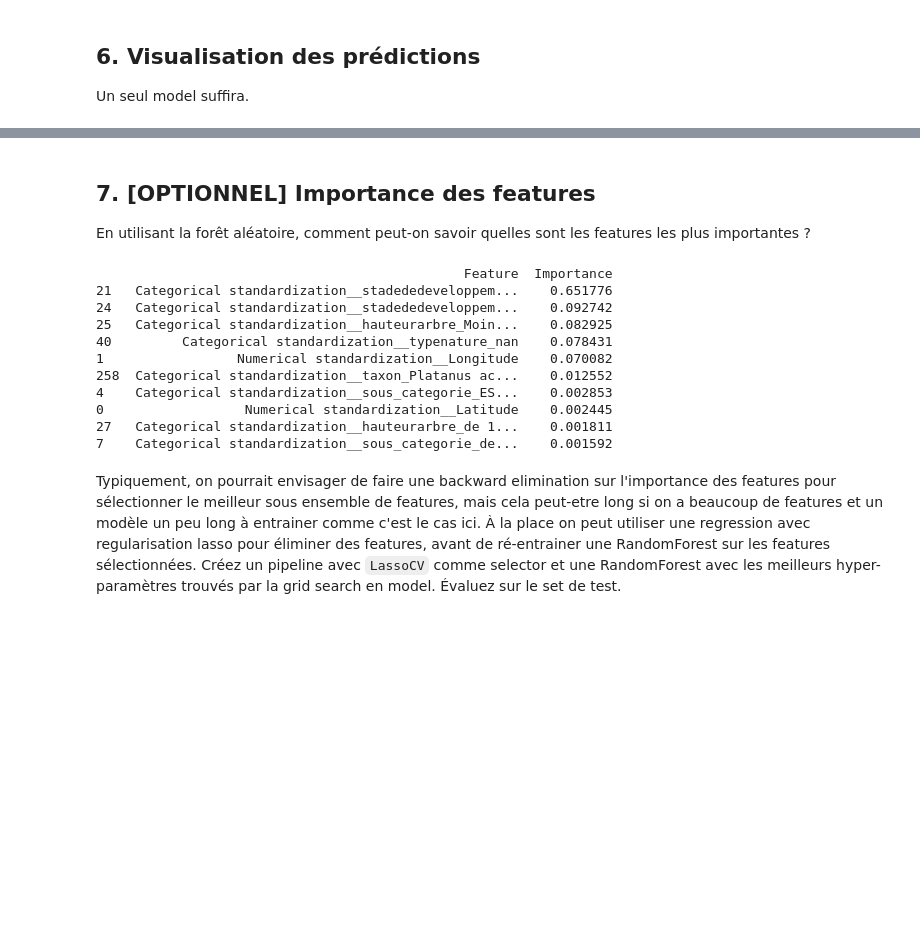
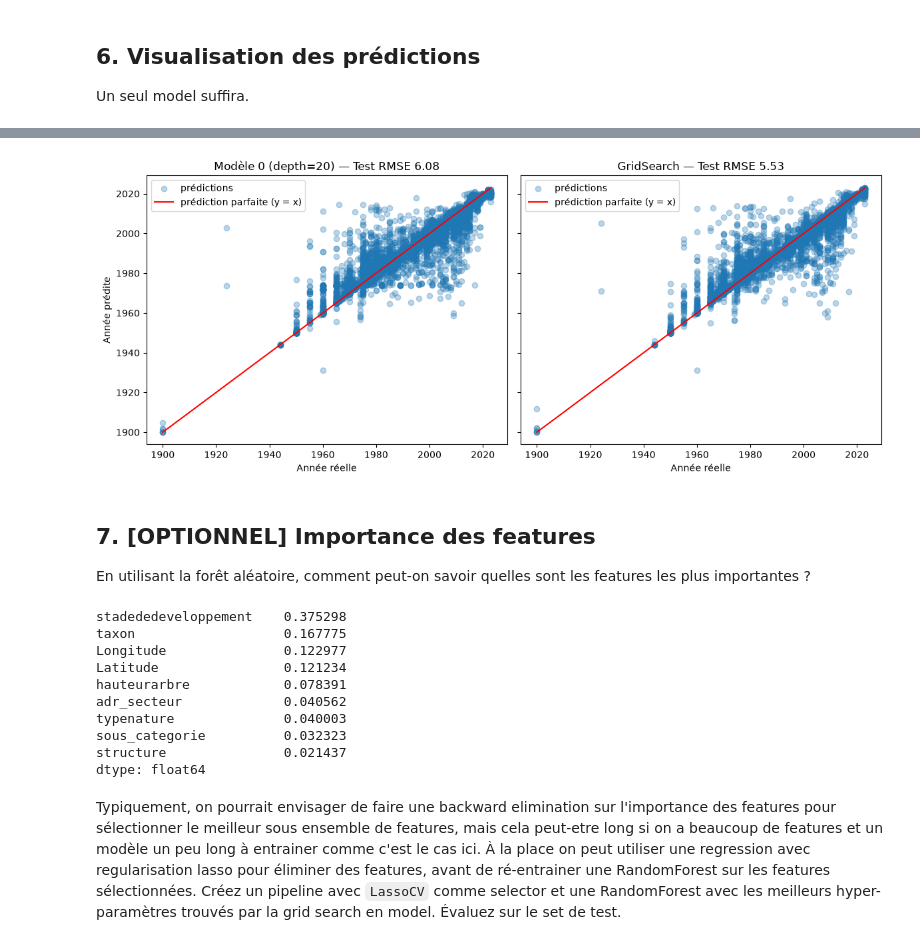
Before and after one commit to srcccninta/ML1, a Jupyter notebook: Notebooks/ML12_GridSearch_RandomForest.ipynb, the cells around one changed output, grey strips where cells are left out. Drawn from its saved outputs; the diff is of its cells as text; code cells hidden in the pictures; blank space fills up the shorter version.

```diff
--- a/Notebooks/ML12_GridSearch_RandomForest.ipynb
+++ b/Notebooks/ML12_GridSearch_RandomForest.ipynb
@@ -174,3 +318,28 @@ plt.legend(['prediction','test'])
+# %%
+# Visualisation des prédictions.
+lims = [y_test.min(), y_test.max()]
+
+fig, axes = plt.subplots(1, 2, figsize=(12, 5), sharex=True, sharey=True)
+
+# Graphique de gauche : modèle 0
+axes[0].scatter(y_test, y_pred0, alpha=0.3, label='prédictions')
+axes[0].plot(lims, lims, 'r', label='prédiction parfaite (y = x)')
+axes[0].set_xlabel('Année réelle')
+axes[0].set_ylabel('Année prédite')
+axes[0].set_title(f'Modèle 0 (depth=20) — Test RMSE {rmse_test0:.2f}')
+axes[0].legend()
+
+# Graphique de droite : GridSearch
+axes[1].scatter(y_test, y_predGS, alpha=0.3, label='prédictions')
+axes[1].plot(lims, lims, 'r', label='prédiction parfaite (y = x)')
+axes[1].set_xlabel('Année réelle')
+axes[1].set_title(f'GridSearch — Test RMSE {rmse_testGS:.2f}')
+axes[1].legend()
+
+plt.tight_layout()
+plt.show()   # un seul show, à la toute fin
+# %% [output]
+[figure, added]
 # %% [markdown]
 ## 7. [OPTIONNEL] Importance des features
 
@@ -178,30 +347,32 @@ En utilisant la forêt aléatoire, comment peut-on savoir quelles sont les featu
 # %%
 # Code, et à votre avis, comment etait calculé l'importance des features dans la forêt aléatoire ?
 # Extract feature importances
-bm = forest_grid.best_estimator_
-importances = bm.feature_importances_
+best_pipe = forest_GS.best_estimator_
+importances = best_pipe['rfg'].feature_importances_
 
-feature_names = transformer.get_feature_names_out()
+feature_names = best_pipe['prep'].get_feature_names_out()
 feature_importance_df = pd.DataFrame({'Feature': feature_names, 'Importance': importances})
 
-# Rank features by importance
-feature_importance_df = feature_importance_df.sort_values(by='Importance', ascending=False)
-print(feature_importance_df[:10])
+importance_par_variable = {}
 
-# Select top N features (example selecting top 10 features)
-top_features = feature_importance_df['Feature'][:10].values
+for v in num_var + cat_var:
+    # les colonnes qui appartiennent à la variable v
+    morceaux = feature_importance_df['Feature'].str.contains('__' + v)
+    # on additionne leur importance
+    importance_par_variable[v] = feature_importance_df.loc[morceaux, 'Importance'].sum()
+
+pd.Series(importance_par_variable).sort_values(ascending=False)
 # %% [output]
-                                               Feature  Importance
-21   Categorical standardization__stadededeveloppem...    0.651776
-24   Categorical standardization__stadededeveloppem...    0.092742
-25   Categorical standardization__hauteurarbre_Moin...    0.082925
-40         Categorical standardization__typenature_nan    0.078431
-1                 Numerical standardization__Longitude    0.070082
-258  Categorical standardization__taxon_Platanus ac...    0.012552
-4    Categorical standardization__sous_categorie_ES...    0.002853
-0                  Numerical standardization__Latitude    0.002445
-27   Categorical standardization__hauteurarbre_de 1...    0.001811
-7    Categorical standardization__sous_categorie_de...    0.001592
+stadededeveloppement    0.375298
+taxon                   0.167775
+Longitude               0.122977
+Latitude                0.121234
+hauteurarbre            0.078391
+adr_secteur             0.040562
+typenature              0.040003
+sous_categorie          0.032323
+structure               0.021437
+dtype: float64
 # %% [markdown]
 Typiquement, on pourrait envisager de faire une backward elimination sur l'importance des features pour sélectionner le meilleur sous ensemble de features, mais cela peut-etre long si on a beaucoup de features et un modèle un peu long à entrainer comme c'est le cas ici. À la place on peut utiliser une regression avec regularisation lasso pour éliminer des features, avant de ré-entrainer une RandomForest sur les features sélectionnées. Créez un pipeline avec `LassoCV` comme selector et une RandomForest avec les meilleurs hyper-paramètres trouvés par la grid search en model. Évaluez sur le set de test.
 # %%
```
Also changed, not shown: parts of 20 cells of this notebook, 1 other file.
